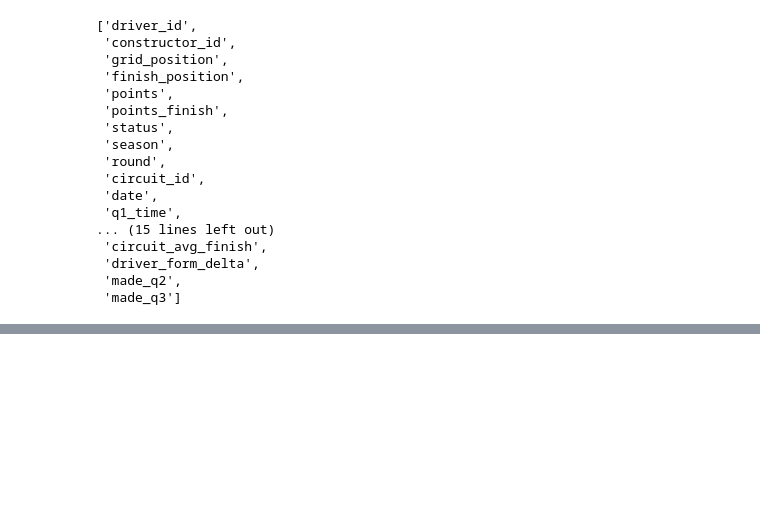
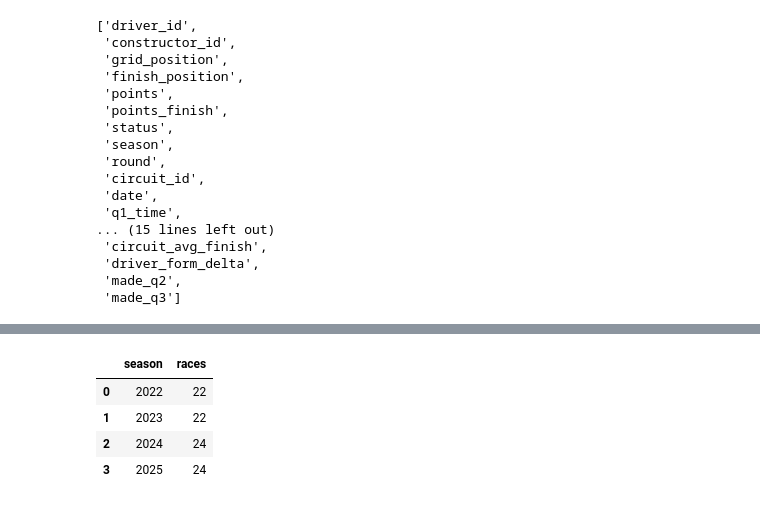
Before and after one commit to Luka-mkerv/f1-predictor, a Jupyter notebook: notebooks/feature-engineering.ipynb, the cells around one changed output, grey strips where cells are left out. Cells and saved outputs as stored; diff of their text form; code cells hidden in the pictures; blank space fills up the shorter version.

```diff
--- a/notebooks/feature-engineering.ipynb
+++ b/notebooks/feature-engineering.ipynb
@@ -437,0 +856,8 @@ print(model_df.shape)
+# %%
+pd.read_sql("SELECT season, COUNT(*) as races FROM races GROUP BY season ORDER BY season", engine)
+# %% [output]
+|  | season | races |
+| 0 | 2022 | 22 |
+| 1 | 2023 | 22 |
+| 2 | 2024 | 24 |
+| 3 | 2025 | 24 |
```
Also changed, not shown: parts of 39 cells of this notebook, 2 other files.
